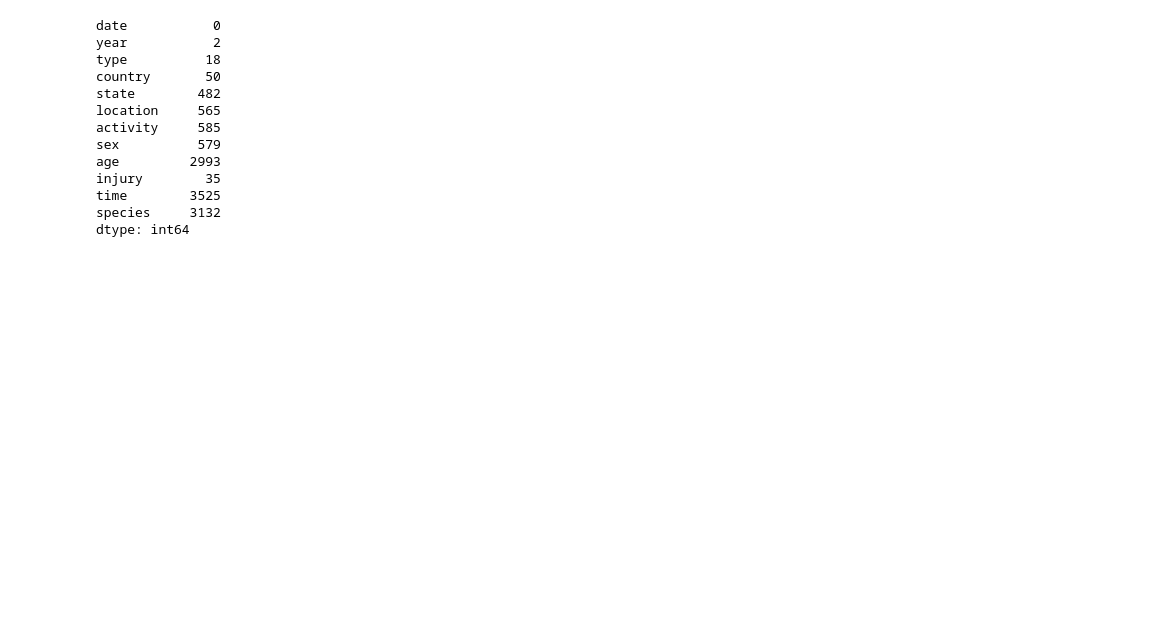
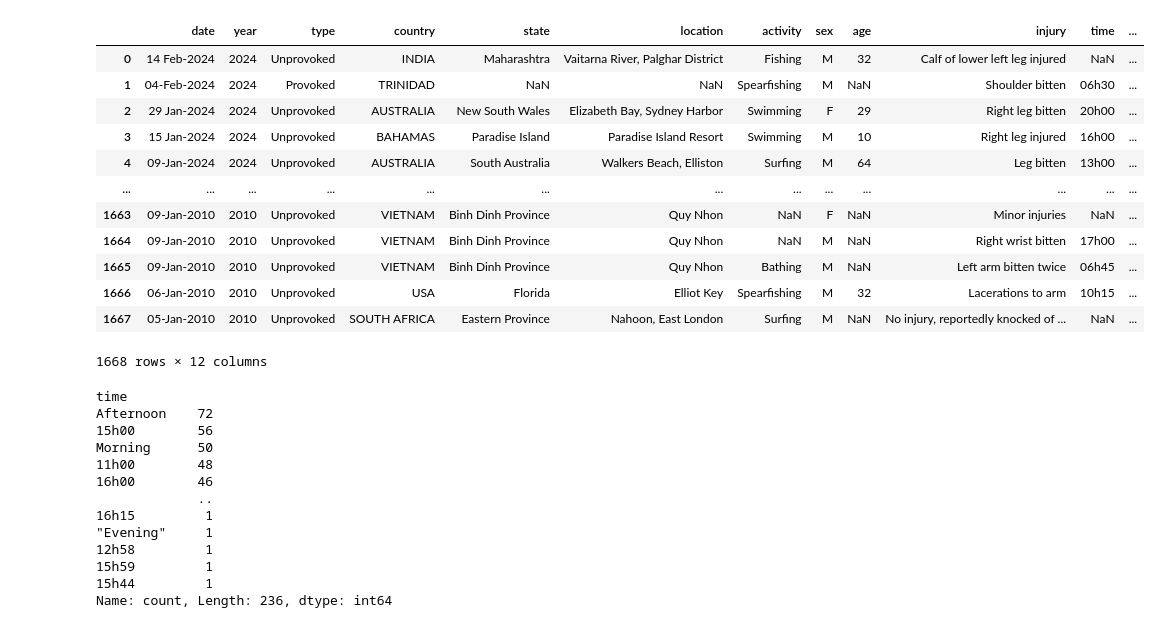
Before and after one commit to txiao9331/quest_shark_attacks_262_group2, a Jupyter notebook: quest_shark_attacks.ipynb, the cells around one changed output. Cells and saved outputs as stored; diff of their text form; code cells hidden in the pictures; blank space fills up the shorter version.

```diff
--- a/quest_shark_attacks.ipynb
+++ b/quest_shark_attacks.ipynb
@@ -66,17 +92,39 @@ display(shark_attacks_df.head(20))
+# %%
+# .copy() to create a new DataFrame
+filtered_df=shark_attacks_df.copy()
+
+# filter years before 2010
+filtered_df = filtered_df.loc[filtered_df['year'] > 2009]
+display(filtered_df)
+# %% [output]
+|  | date | year | type | country | state | location | activity | sex | age | injury | time | ... |
+| 0 | 14 Feb-2024 | 2024 | Unprovoked | INDIA | Maharashtra | Vaitarna River, Palghar District | Fishing | M | 32 | Calf of lower left leg injured | NaN | ... |
+| 1 | 04-Feb-2024 | 2024 | Provoked | TRINIDAD | NaN | NaN | Spearfishing | M | NaN | Shoulder bitten | 06h30 | ... |
+| 2 | 29 Jan-2024 | 2024 | Unprovoked | AUSTRALIA | New South Wales | Elizabeth Bay, Sydney Harbor | Swimming | F | 29 | Right leg bitten | 20h00 | ... |
+| 3 | 15 Jan-2024 | 2024 | Unprovoked | BAHAMAS | Paradise Island | Paradise Island Resort | Swimming | M | 10 | Right leg injured | 16h00 | ... |
+| 4 | 09-Jan-2024 | 2024 | Unprovoked | AUSTRALIA | South Australia | Walkers Beach, Elliston | Surfing | M | 64 | Leg bitten | 13h00 | ... |
+| ... | ... | ... | ... | ... | ... | ... | ... | ... | ... | ... | ... | ... |
+| 1663 | 09-Jan-2010 | 2010 | Unprovoked | VIETNAM | Binh Dinh Province | Quy Nhon | NaN | F | NaN | Minor injuries | NaN | ... |
+| 1664 | 09-Jan-2010 | 2010 | Unprovoked | VIETNAM | Binh Dinh Province | Quy Nhon | NaN | M | NaN | Right wrist bitten | 17h00 | ... |
+| 1665 | 09-Jan-2010 | 2010 | Unprovoked | VIETNAM | Binh Dinh Province | Quy Nhon | Bathing | M | NaN | Left arm bitten twice | 06h45 | ... |
+| 1666 | 06-Jan-2010 | 2010 | Unprovoked | USA | Florida | Elliot Key | Spearfishing | M | 32 | Lacerations to arm | 10h15 | ... |
+| 1667 | 05-Jan-2010 | 2010 | Unprovoked | SOUTH AFRICA | Eastern Province | Nahoon, East London | Surfing | M | NaN | No injury, reportedly knocked of ... | NaN | ... |
+1668 rows × 12 columns
 # %%
 # check null values left
-shark_attacks_df.isnull().sum()
+
+filtered_df['time'].value_counts()
 # %% [output]
-date           0
-year           2
-type          18
-country       50
-state        482
-location     565
-activity     585
-sex          579
-age         2993
-injury        35
-time        3525
-species     3132
-dtype: int64
+time
+Afternoon    72
+15h00        56
+Morning      50
+11h00        48
+16h00        46
+             ..
+16h15         1
+"Evening"     1
+12h58         1
+15h59         1
+15h44         1
+Name: count, Length: 236, dtype: int64
```
Also changed, not shown: parts of 19 cells of this notebook, 2 other files.
